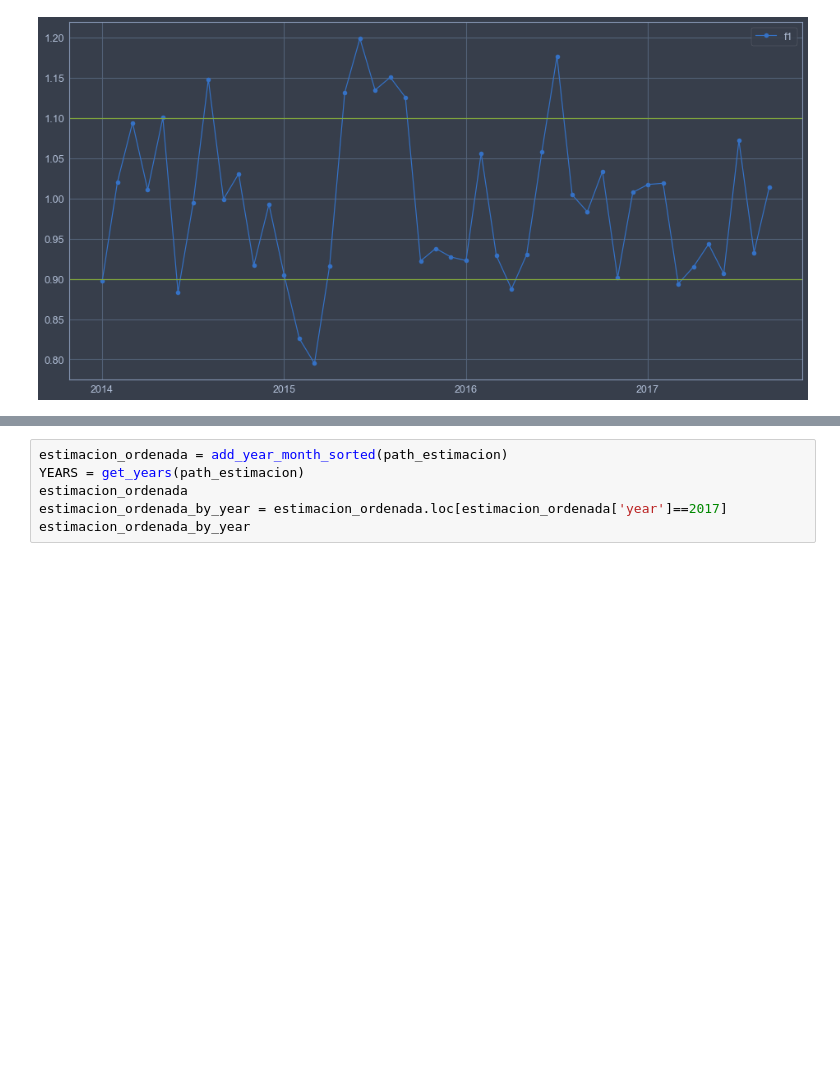
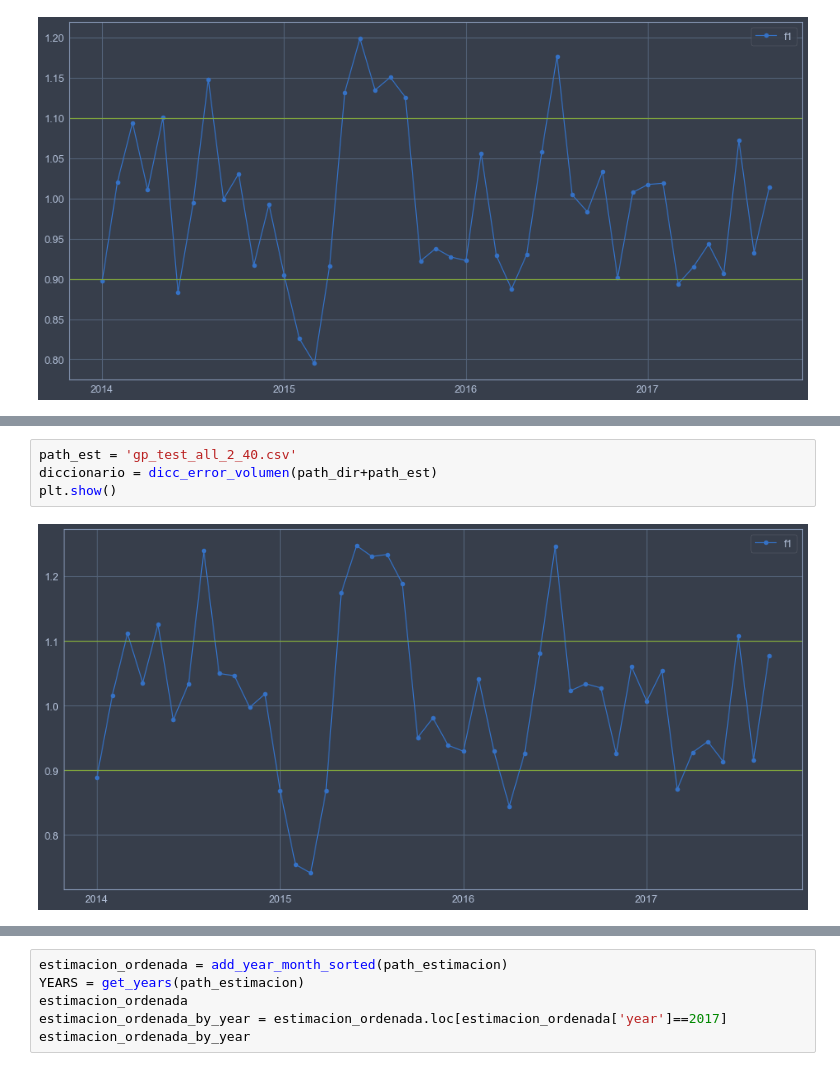
Before and after one commit to jpmerlet/gp_spc, a Jupyter notebook: code_git/f1_gp_ok.ipynb, the cells around one changed output, grey strips where cells are left out. Saved outputs shown, nothing was run; the diff lists cells and outputs as text; blank space fills up the shorter version.

```diff
--- a/code_git/f1_gp_ok.ipynb
+++ b/code_git/f1_gp_ok.ipynb
@@ -132,0 +133,6 @@ plt.show()
+# %%
+path_est = 'gp_test_all_2_40.csv'
+diccionario = dicc_error_volumen(path_dir+path_est)
+plt.show()
+# %% [output]
+[figure, added]
```
Also changed, not shown: parts of 2 cells of this notebook.
